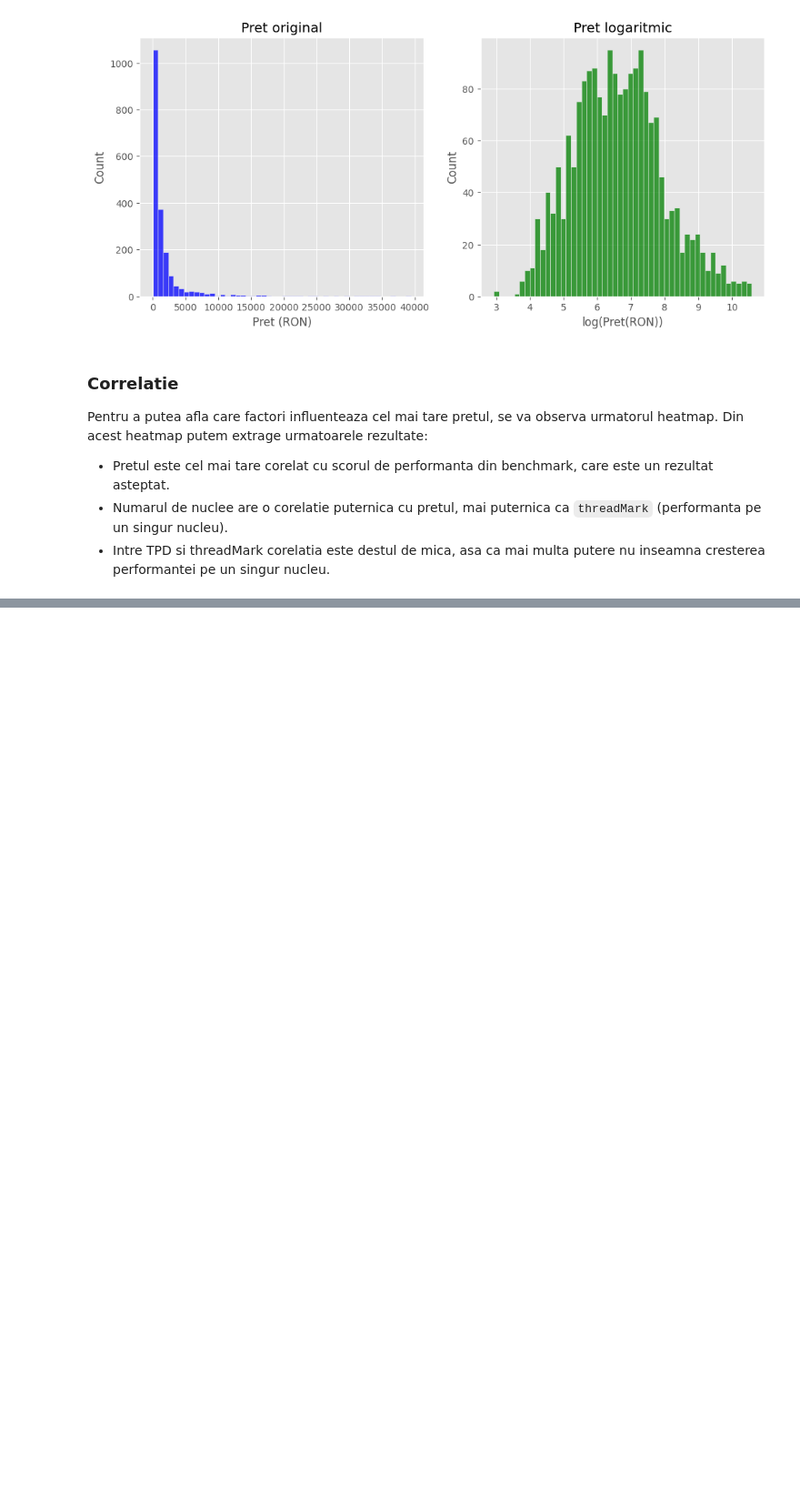
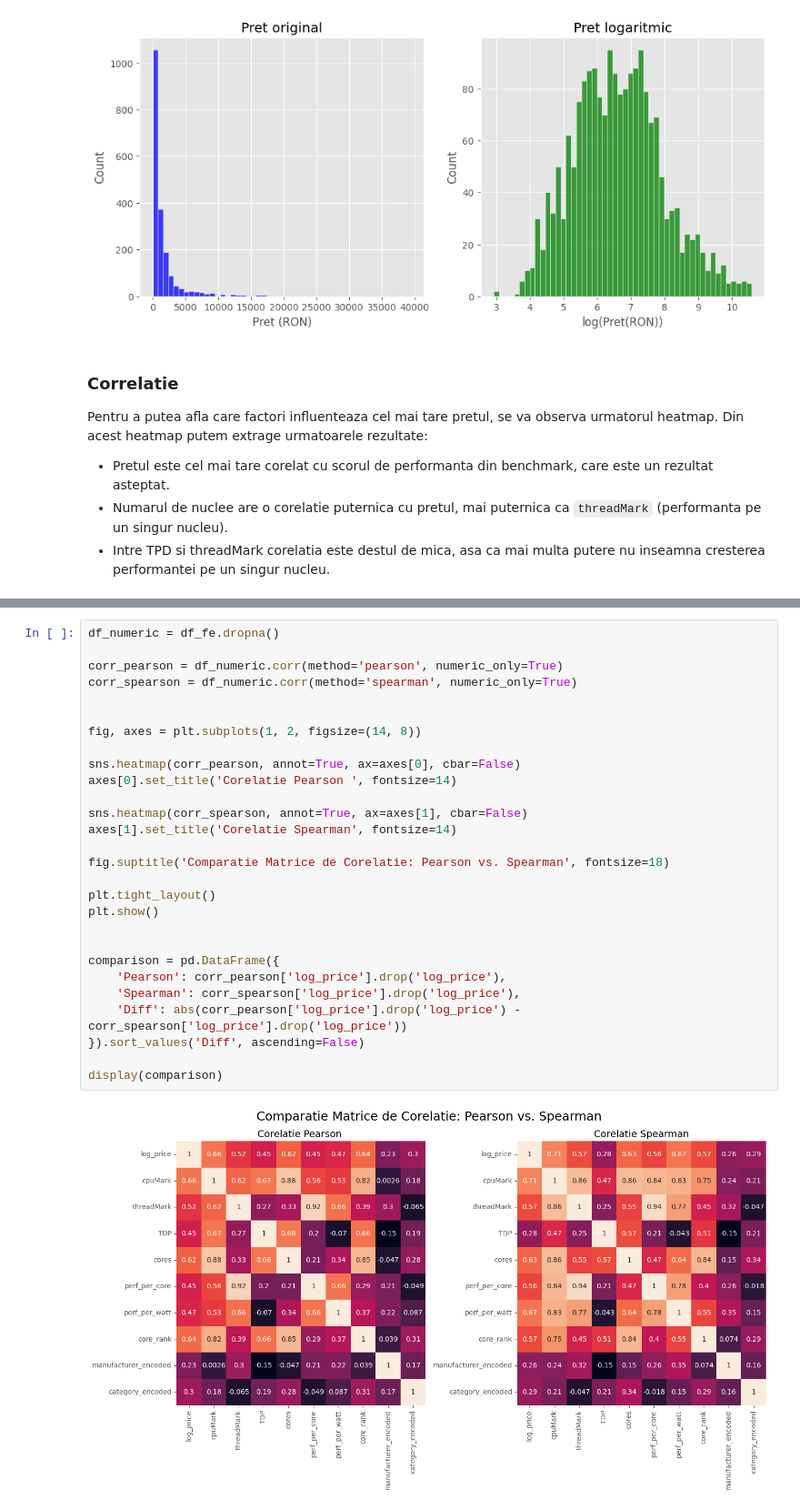
Before and after one commit to Madachii/sisteme-inteligente, a Jupyter notebook: src/notebook.ipynb, the cells around one changed output, grey strips where cells are left out. Shown at 91% size. Saved outputs shown, nothing was run; the diff lists cells and outputs as text; blank space fills up the shorter version.

```diff
--- a/src/notebook.ipynb
+++ b/src/notebook.ipynb
@@ -107,0 +193,30 @@ plt.show()
+# %%
+df_numeric = df_fe.dropna()
+
+corr_pearson = df_numeric.corr(method='pearson', numeric_only=True)
+corr_spearson = df_numeric.corr(method='spearman', numeric_only=True)
+
+
+fig, axes = plt.subplots(1, 2, figsize=(14, 8))
+
+sns.heatmap(corr_pearson, annot=True, ax=axes[0], cbar=False)
+axes[0].set_title('Corelatie Pearson ', fontsize=14)
+
+sns.heatmap(corr_spearson, annot=True, ax=axes[1], cbar=False)
+axes[1].set_title('Corelatie Spearman', fontsize=14)
+
+fig.suptitle('Comparatie Matrice de Corelatie: Pearson vs. Spearman', fontsize=18)
+
+plt.tight_layout()
+plt.show()
+
+
+comparison = pd.DataFrame({
+    'Pearson': corr_pearson['log_price'].drop('log_price'),
+    'Spearman': corr_spearson['log_price'].drop('log_price'),
+    'Diff': abs(corr_pearson['log_price'].drop('log_price') - corr_spearson['log_price'].drop('log_price'))
+}).sort_values('Diff', ascending=False)
+
+display(comparison)
+# %% [output]
+[figure, added]
```
Also changed, not shown: parts of 14 cells of this notebook, 3 other files.
